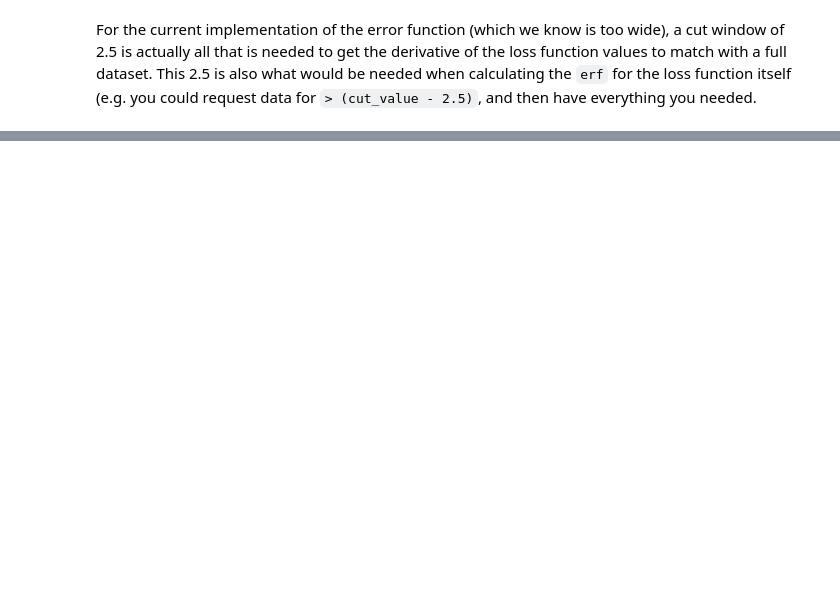
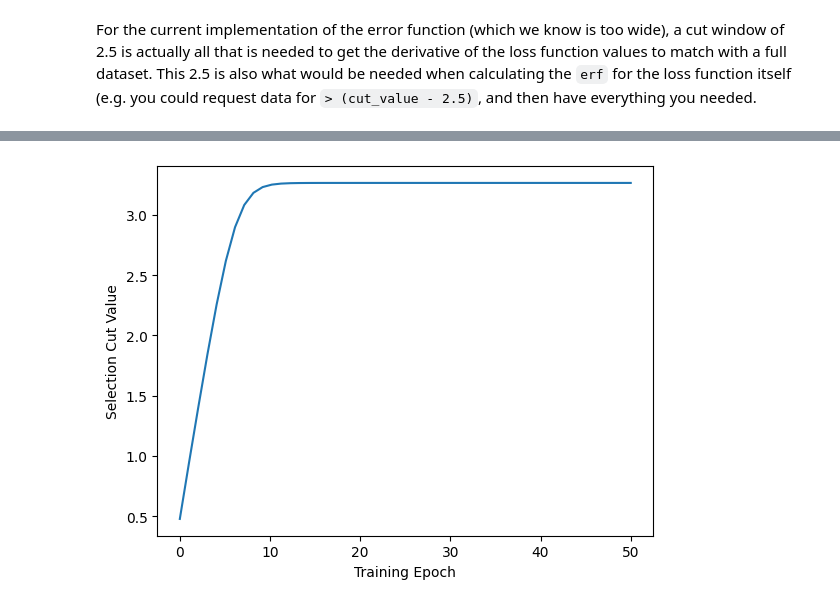
Before and after one commit to gordonwatts/diff-prog-intro, a Jupyter notebook: book/dumb_data_source.ipynb, the cells around one changed output, grey strips where cells are left out. Cells and saved outputs as stored; diff of their text form; code cells hidden in the pictures; blank space fills up the shorter version.

Commit message:
Update to look at SX performance during training

```diff
--- a/book/dumb_data_source.ipynb
+++ b/book/dumb_data_source.ipynb
@@ -79,0 +84,8 @@ For the current implementation of the error function (which we know is too wide)
+# %%
+cut_data = np.loadtxt('_cut.log')
+plt.plot(np.linspace(0, len(cut_data)), cut_data)
+plt.xlabel('Training Epoch')
+plt.ylabel('Selection Cut Value')
+plt.show()
+# %% [output]
+[figure, added]
```
Also changed, not shown: parts of 3 cells of this notebook, 1 other file.
